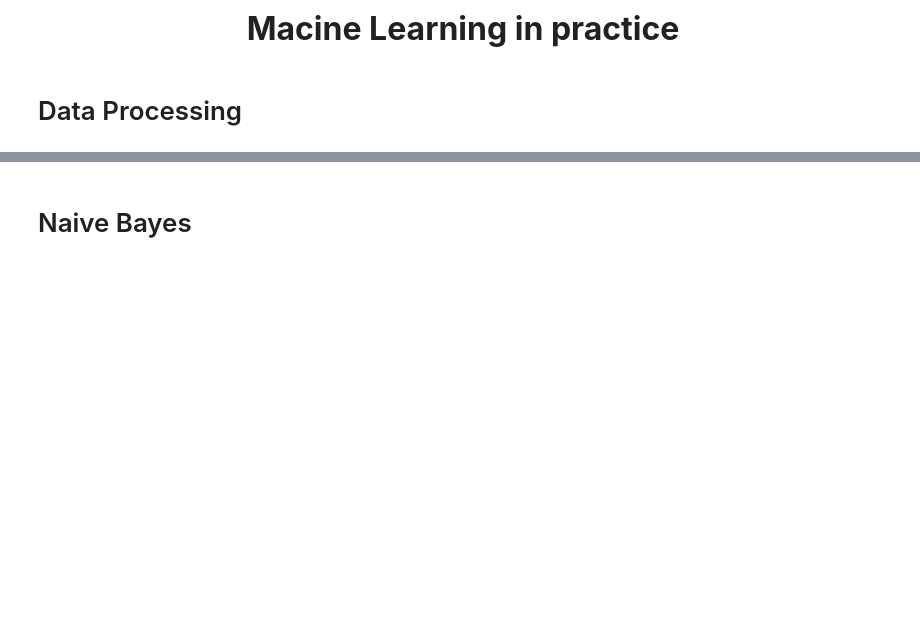
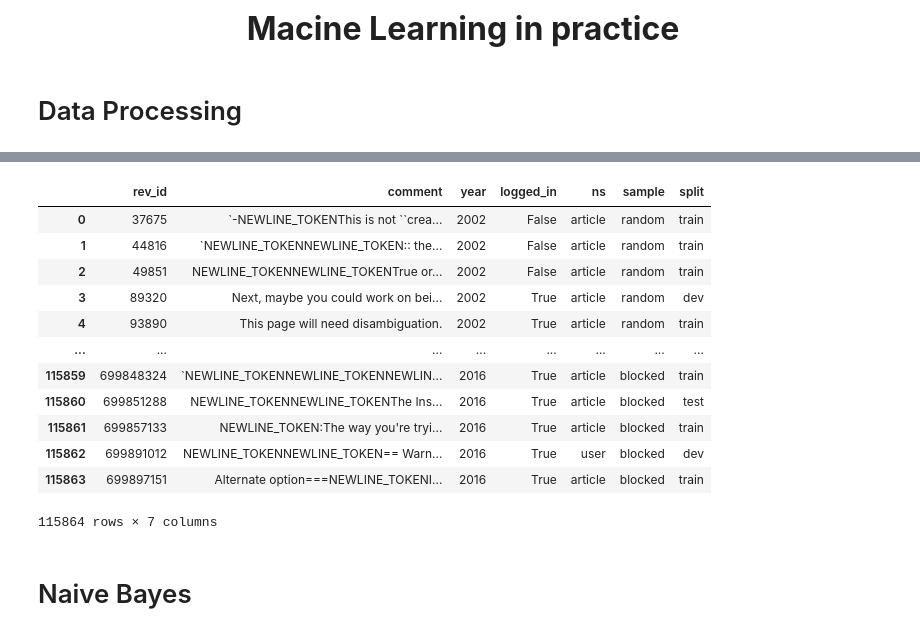
Before and after one commit to sanialecs/cheap_learning, a Jupyter notebook: Cheap_Learning.ipynb, the cells around one changed output, grey strips where cells are left out. Drawn from its saved outputs; the diff is of its cells as text; code cells hidden in the pictures; blank space fills up the shorter version.

```diff
--- a/Cheap_Learning.ipynb
+++ b/Cheap_Learning.ipynb
@@ -26,3 +42,19 @@ wiki_annotations = pd.read_csv(wiki_annotations_path, sep='\t')
+# %%
+wiki_comments
+# %% [output]
+|  | rev_id | comment | year | logged_in | ns | sample | split |
+| 0 | 37675 | `-NEWLINE_TOKENThis is not ``crea... | 2002 | False | article | random | train |
+| 1 | 44816 | `NEWLINE_TOKENNEWLINE_TOKEN:: the... | 2002 | False | article | random | train |
+| 2 | 49851 | NEWLINE_TOKENNEWLINE_TOKENTrue or... | 2002 | False | article | random | train |
+| 3 | 89320 | Next, maybe you could work on bei... | 2002 | True | article | random | dev |
+| 4 | 93890 | This page will need disambiguation. | 2002 | True | article | random | train |
+| ... | ... | ... | ... | ... | ... | ... | ... |
+| 115859 | 699848324 | `NEWLINE_TOKENNEWLINE_TOKENNEWLIN... | 2016 | True | article | blocked | train |
+| 115860 | 699851288 | NEWLINE_TOKENNEWLINE_TOKENThe Ins... | 2016 | True | article | blocked | test |
+| 115861 | 699857133 | NEWLINE_TOKEN:The way you're tryi... | 2016 | True | article | blocked | train |
+| 115862 | 699891012 | NEWLINE_TOKENNEWLINE_TOKEN== Warn... | 2016 | True | user | blocked | dev |
+| 115863 | 699897151 | Alternate option===NEWLINE_TOKENI... | 2016 | True | article | blocked | train |
+115864 rows × 7 columns
 # %% [markdown]
 # Naive Bayes
 # %%
```
Also changed, not shown: parts of 1 cell of this notebook, 1 other file.
